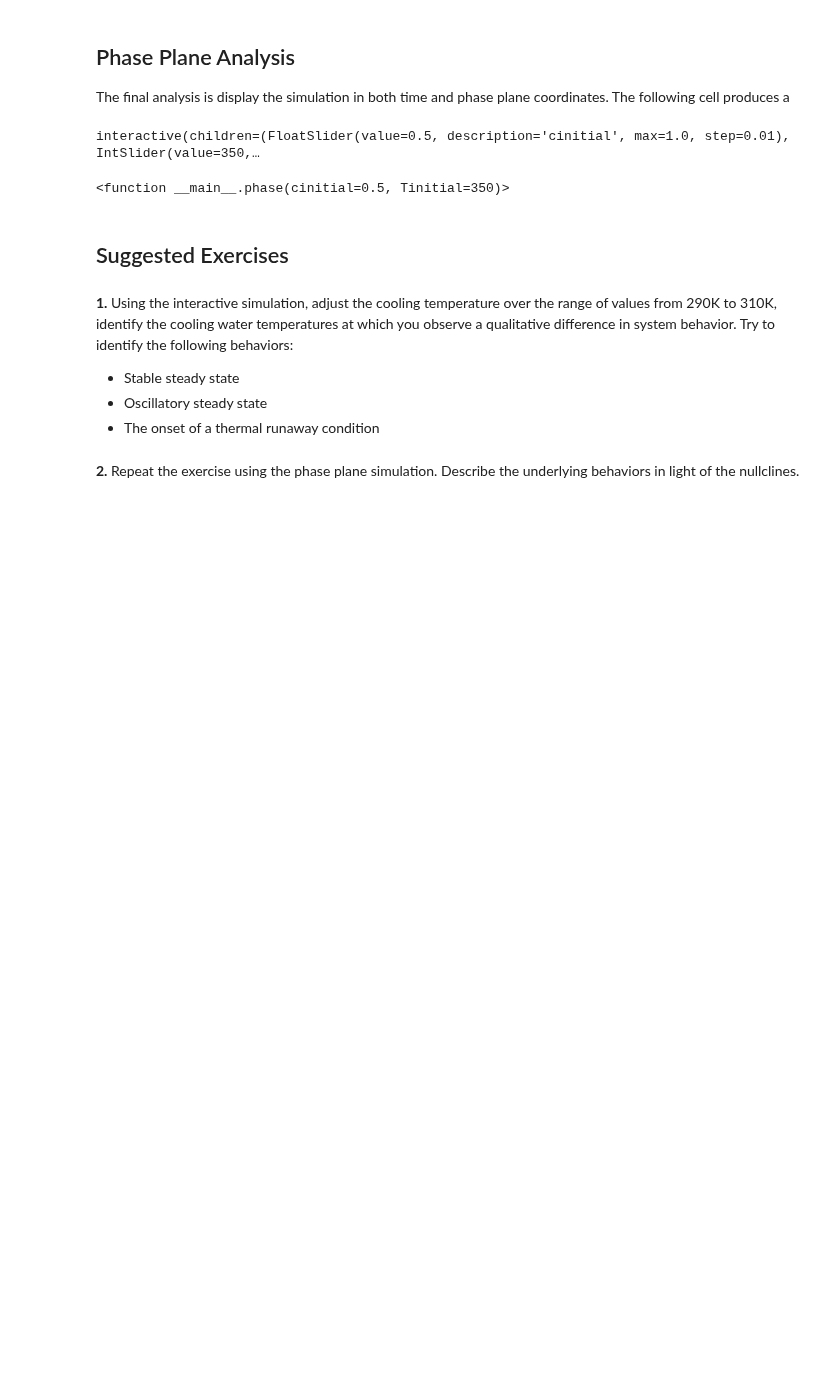
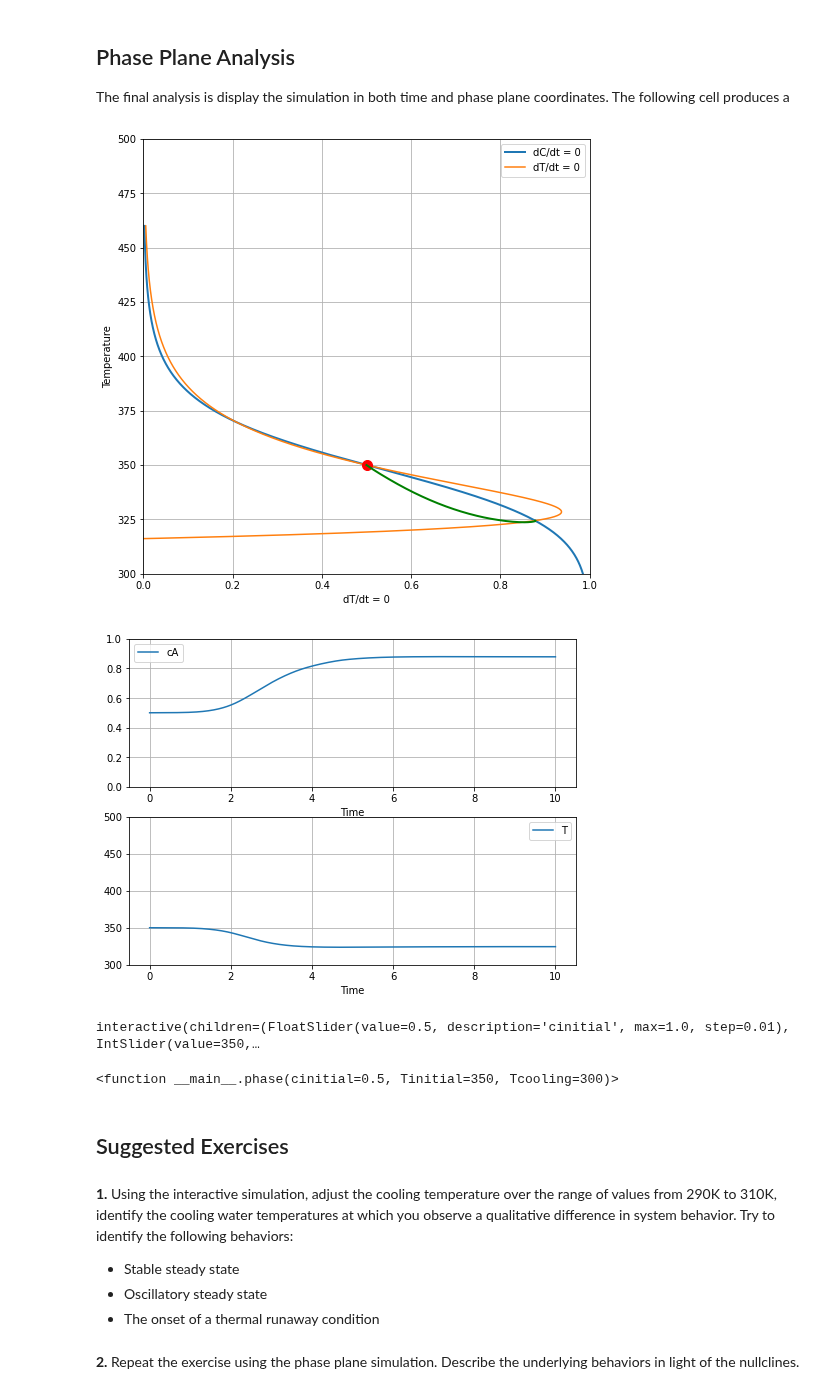
Before and after one commit to jckantor/cbe30338-book, a Jupyter notebook: _build/jupyter_execute/notebooks/02.07-Exothermic-CSTR.ipynb, the cells around one changed output. Saved outputs shown, nothing was run; the diff lists cells and outputs as text; code cells hidden in the pictures; blank space fills up the shorter version.

Commit message:
update exothermic reactor

```diff
--- a/_build/jupyter_execute/notebooks/02.07-Exothermic-CSTR.ipynb
+++ b/_build/jupyter_execute/notebooks/02.07-Exothermic-CSTR.ipynb
@@ -222,34 +226,48 @@ The final analysis is display the simulation in both time and phase plane coordi
 # %%
 def plot_phase(ax, t, y):
     ax.plot(y[0][0], y[1][0], 'r.', ms=20)
     ax.plot(y[0], y[1], 'g', lw=2)
 
-def phase(cinitial=0.5, Tinitial=350):
+def phase(cinitial=0.5, Tinitial=350, Tcooling=300):
     global Tc
-    soln = solve_ivp(deriv, [t_initial, t_final], [cinitial,Tinitial], t_eval=t)
+    Tc = Tcooling
+    T = np.linspace(300.0, 460.0, 1000)
+    ax_phase.lines[1].set_xdata((rho*q*Cp*(Ti-T) + UA*(Tc-T))/(V*dHr*k(T)))
+    soln = solve_ivp(deriv, [0, t_final], [cinitial, Tinitial], t_eval=t)
 
-    ax[0,0].lines[2].set_xdata(soln.y[0][0])
-    ax[0,0].lines[2].set_ydata(soln.y[1][0])
-    ax[0,0].lines[3].set_xdata(soln.y[0])
-    ax[0,0].lines[3].set_ydata(soln.y[1])
-    ax[1,0].lines[0].set_ydata(soln.y[0])
-    ax[1,1].lines[0].set_ydata(soln.y[1])
-    display(fig)
+    ax_phase.lines[2].set_xdata(soln.y[0][0])
+    ax_phase.lines[2].set_ydata(soln.y[1][0])
+
+    ax_phase.lines[3].set_xdata(soln.y[0])
+    ax_phase.lines[3].set_ydata(soln.y[1])
+
+    ax[0].lines[0].set_ydata(soln.y[0])
+    ax[1].lines[0].set_ydata(soln.y[1])
+    display(fig1)
+    display(fig2)
 
 Tc = 300.0
 cinitial = 0.5
 Tinitial = 350.0
-fig, ax = plt.subplots(2, 2, figsize=(12, 9))
-soln = solve_ivp(deriv, [t_initial, t_final], [cinitial, Tinitial], t_eval=t)
-plot_nullclines(ax[0,0])
-plot_phase(ax[0,0], soln.t, soln.y)
-plot_reactor(ax[1,:], soln.t, soln.y)
-plt.close()
+fig1, ax_phase = plt.subplots(1, 1, figsize=(8, 8))
+fig2, ax = plt.subplots(2, 1, figsize=(8, 6))
 
-interact(phase, cinitial=(0,1,.01), Tinitial=(300,400,1))
+soln = solve_ivp(deriv, [0, t_final], [cinitial, Tinitial], t_eval=t)
+dfsoln = pd.DataFrame(soln.y.T, columns=["cA", "T"])
+dfsoln["Time"] = soln.t
+
+plot_nullclines(ax_phase)
+plot_phase(ax_phase, soln.t, soln.y)
+
+dfsoln.plot(x="Time", y="cA", ax=ax[0], ylim=(0, 1), grid=True)
+dfsoln.plot(x="Time", y="T", ax=ax[1], ylim=(300, 500), grid=True)
+
+interact(phase, cinitial=(0, 1, 0.01), Tinitial=(300, 400, 1), Tcooling=(295.0, 305.0))
 # %% [output]
+[figure, added]
+[figure, added]
 interactive(children=(FloatSlider(value=0.5, description='cinitial', max=1.0, step=0.01), IntSlider(value=350,…
-<function __main__.phase(cinitial=0.5, Tinitial=350)>
+<function __main__.phase(cinitial=0.5, Tinitial=350, Tcooling=300)>
 # %% [markdown]
 ## Suggested Exercises
 # %% [markdown]
```
Also changed, not shown: parts of 3 cells of this notebook, 11 other files.
